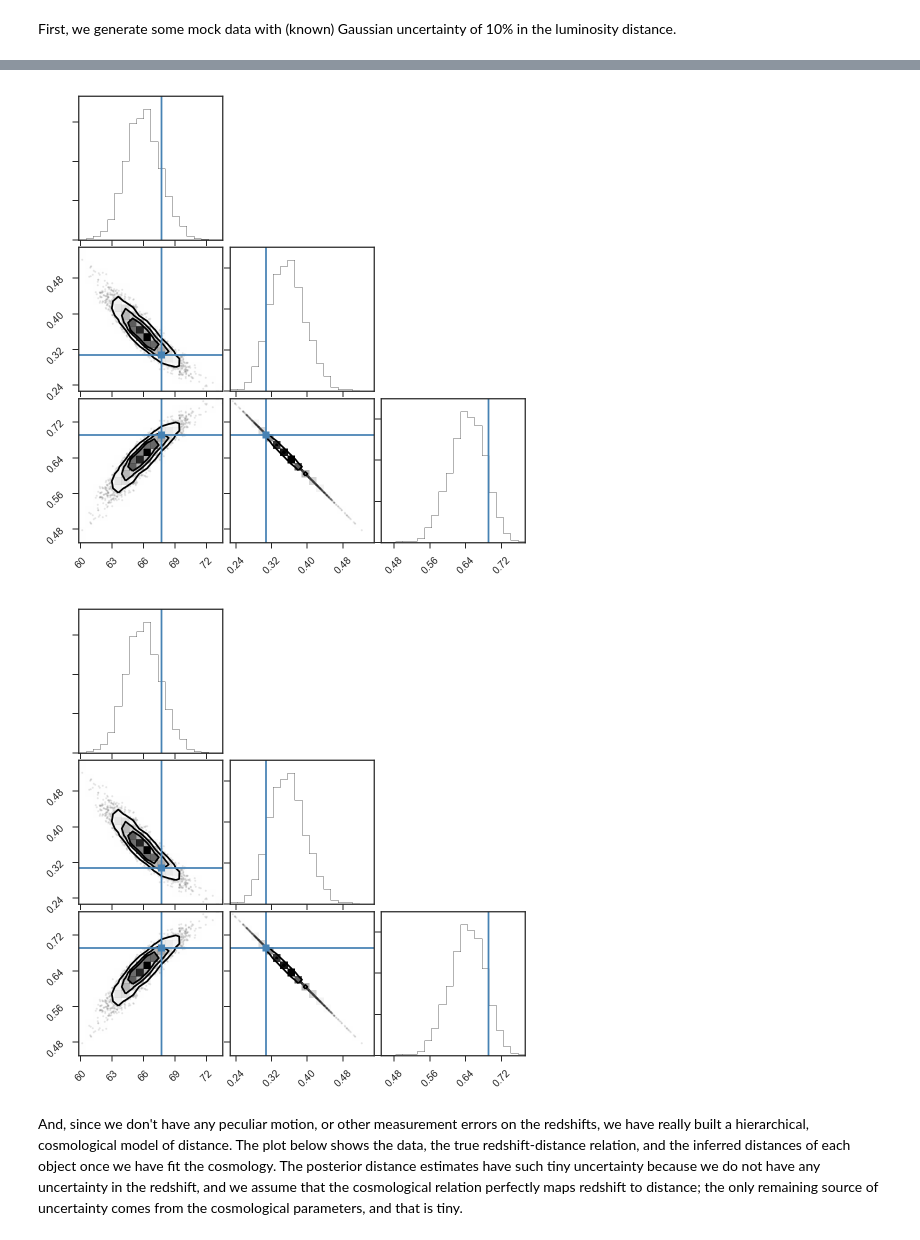
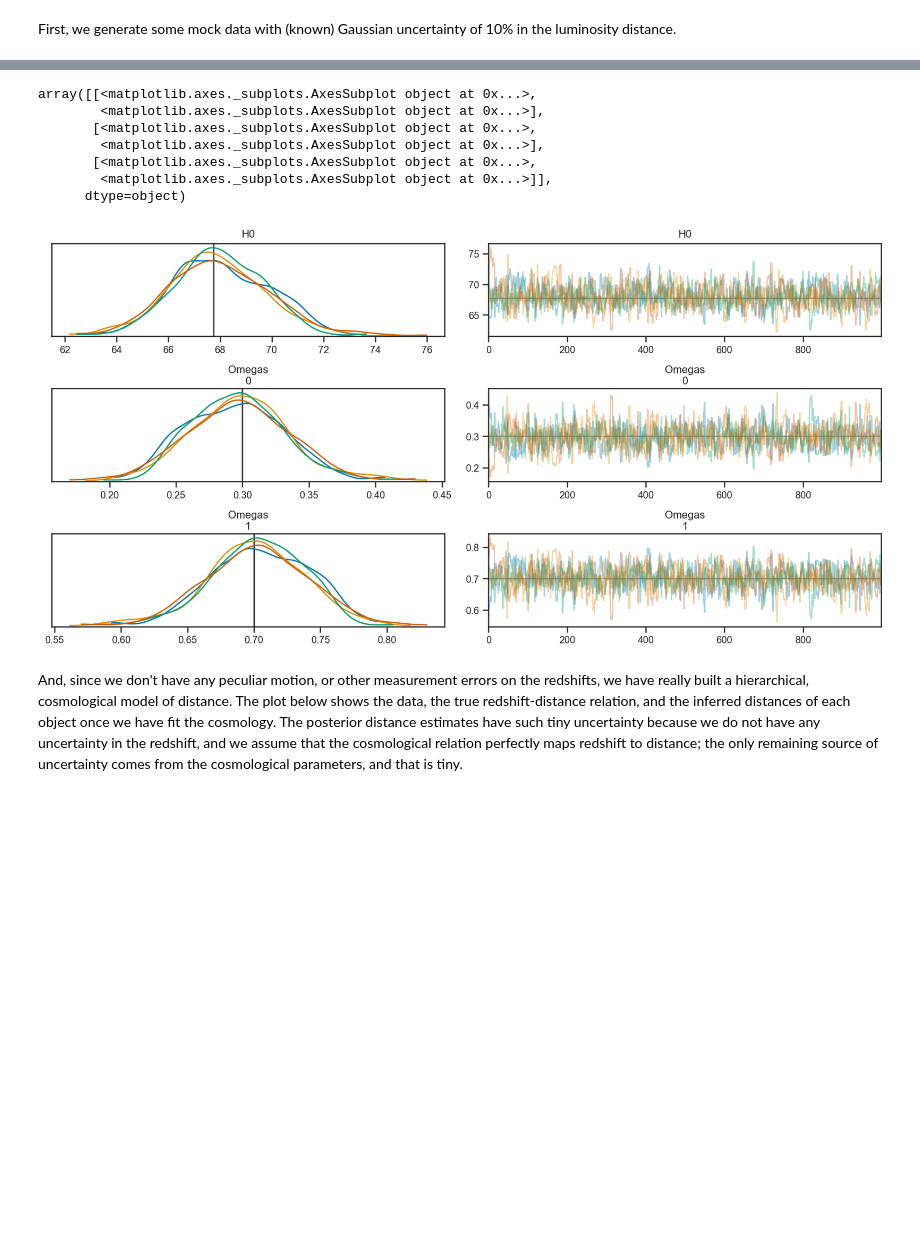
Before and after one commit to farr/StanCosmography, a Jupyter notebook: Cosmography.ipynb, the cells around one changed output, grey strips where cells are left out. Drawn from its saved outputs; the diff is of its cells as text; code cells hidden in the pictures; blank space fills up the shorter version.

```diff
--- a/Cosmography.ipynb
+++ b/Cosmography.ipynb
@@ -83,8 +72,16 @@ chains = fit.extract()
-# %%
-corner.corner(column_stack((chains['H0'], chains['Omegas'])), truths=[Planck15.H0.to(u.km/u.s/u.Mpc).value, Planck15.Om(0), Planck15.Ode(0)])
-# %% [output]
-[figure, removed]
-[figure, removed]
+# %%
+az.plot_trace(fit, var_names=['H0', 'Omegas'], lines=(('H0', {}, H0),
+                                                      ('Omegas', {'Omegas_dim_0': 0}, Om),
+                                                      ('Omegas', {'Omegas_dim_0': 1}, Ol)))
+# %% [output]
+array([[<matplotlib.axes._subplots.AxesSubplot object at 0x...>,
+        <matplotlib.axes._subplots.AxesSubplot object at 0x...>],
+       [<matplotlib.axes._subplots.AxesSubplot object at 0x...>,
+        <matplotlib.axes._subplots.AxesSubplot object at 0x...>],
+       [<matplotlib.axes._subplots.AxesSubplot object at 0x...>,
+        <matplotlib.axes._subplots.AxesSubplot object at 0x...>]],
+      dtype=object)
+[figure, added]
 # %% [markdown]
 And, since we don't have any peculiar motion, or other measurement errors on the redshifts, we have really built a hierarchical, cosmological model of distance.  The plot below shows the data, the true redshift-distance relation, and the inferred distances of each object once we have fit the cosmology.  The posterior distance estimates have such tiny uncertainty because we do not have any uncertainty in the redshift, and we assume that the cosmological relation perfectly maps redshift to distance; the only remaining source of uncertainty comes from the cosmological parameters, and that is tiny.
 # %%
```
Also changed, not shown: parts of 7 cells of this notebook, 1 other file.
